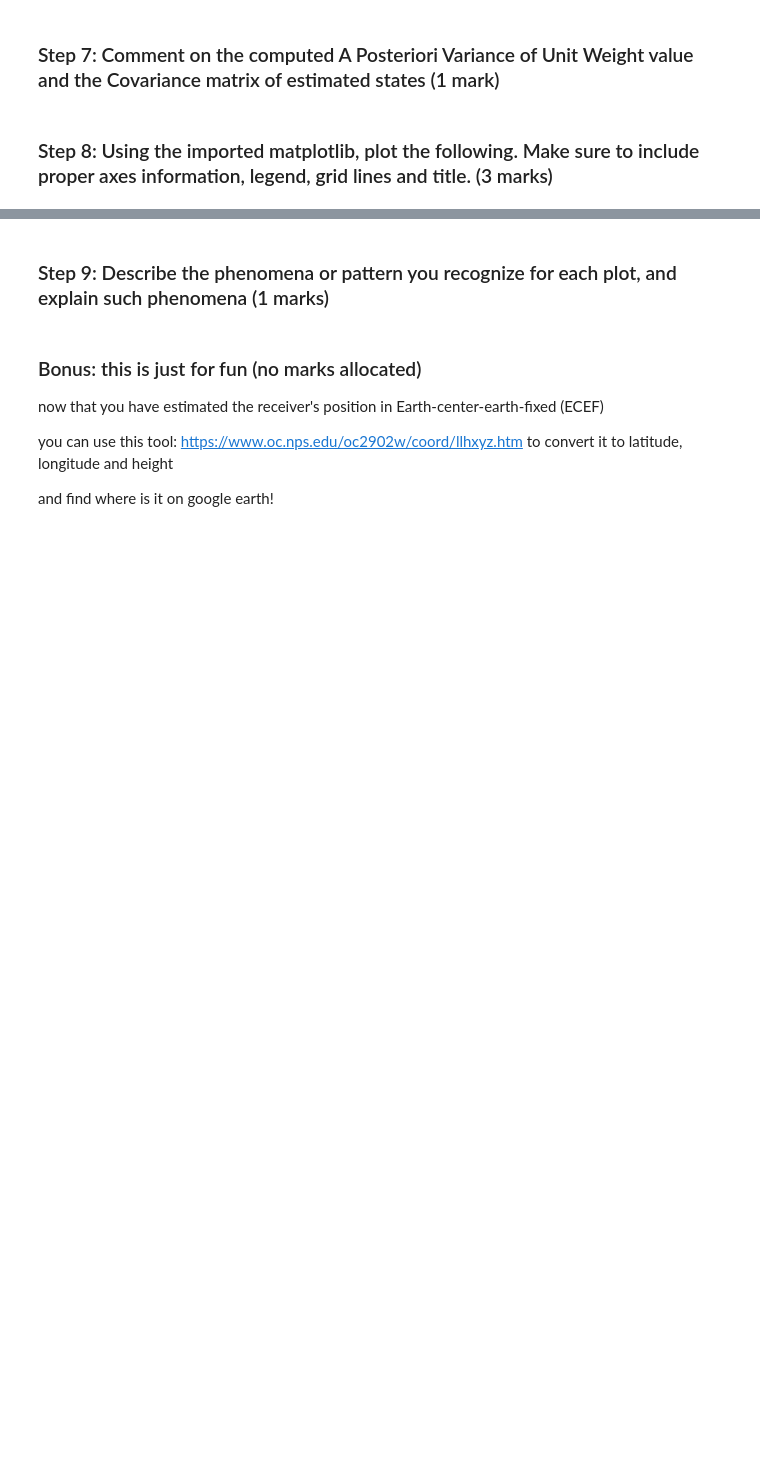
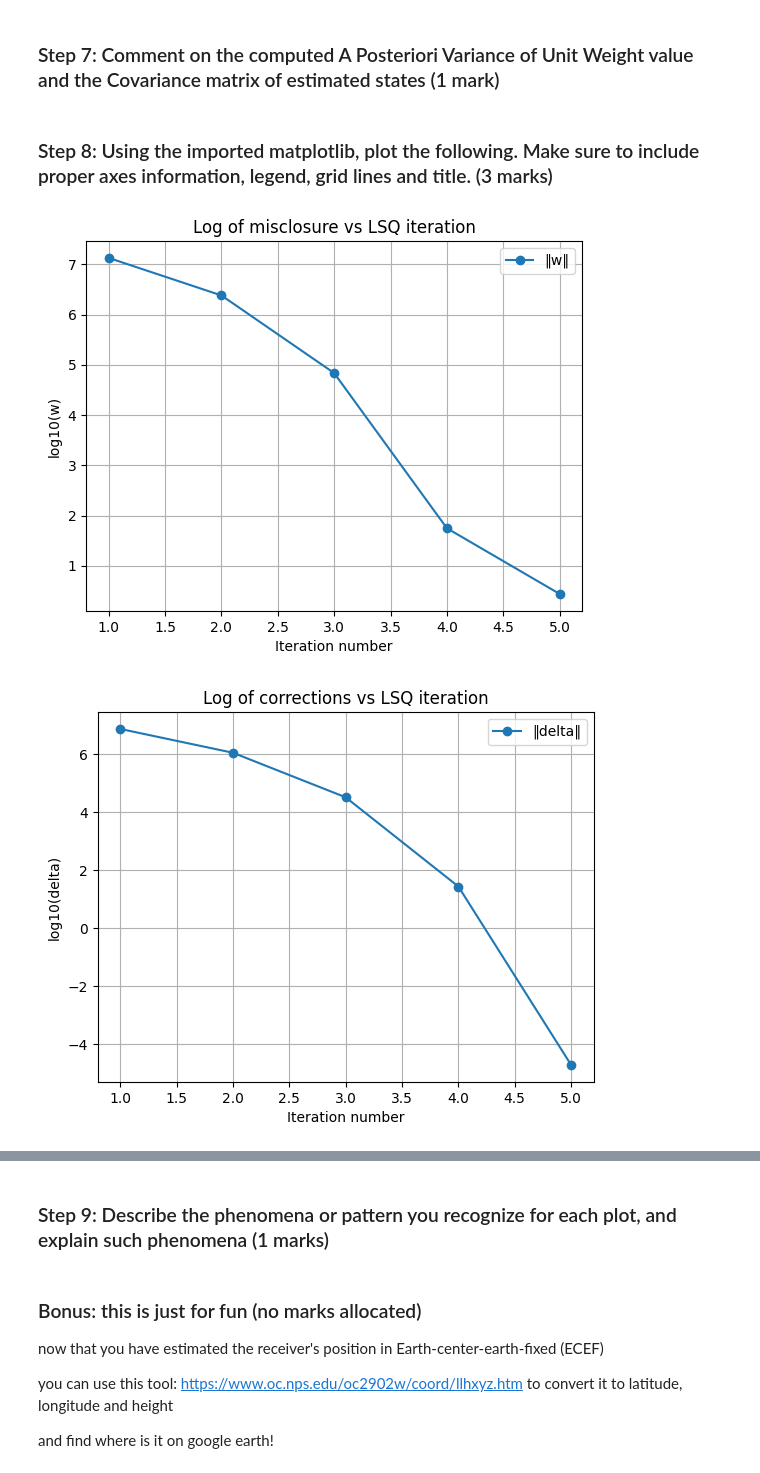
Before and after one commit to KentBerry680/ENGG680_2025_Fall---group-20-assignments, a Jupyter notebook: Lab Assignment 2/Assignment2_Upload.ipynb, the cells around one changed output, grey strips where cells are left out. Saved outputs shown, nothing was run; the diff lists cells and outputs as text; code cells hidden in the pictures; blank space fills up the shorter version.

```diff
--- a/Lab Assignment 2/Assignment2_Upload.ipynb
+++ b/Lab Assignment 2/Assignment2_Upload.ipynb
@@ -213,15 +217,15 @@ def design_matrix(receiver_pos, satellite_pos, distance):
     """
     r = np.asarray(receiver_pos, dtype=float).reshape(-1)
     r3 = r[:3]
-    s = np,asarray(satellite_pos, dtype=float)
+    s = np.asarray(satellite_pos, dtype=float)
     rho = np.asarray(distance, dtype=float).reshape(-1)
 
     if s.ndim != 2 or s.shape[1] != 3:
         raise ValueError("satellite_pos must have shape (n, 3)")
-    if rho.ndim != 1 or rho.shape[0] != S.shape[0]:
+    if rho.ndim != 1 or rho.shape[0] != s.shape[0]:
         raise ValueError("distance must have shape (n,) matching satellite_pos")
 
-    num = s - r3
+    num = r3 - s
     dpos = num / rho[:, None]
 
     last_col = -np.ones((s.shape[0], 1), dtype=float)
@@ -332,0 +360,42 @@ Print:
+# %%
+# 1. Plot log of the misclosure w against the LSQ iteration number i
+# (1 marks)
+w_norm = np.array([np.linalg.norm(w) for w in arr_w])
+
+plt.figure()
+plt.plot(arr_i, np.log10(w_norm), marker='o', label='‖w‖')
+plt.xlabel('Iteration number')
+plt.ylabel('log10(w)')
+plt.title('Log of misclosure vs LSQ iteration')
+plt.grid(True)
+plt.legend()
+plt.show()
+
+# 2. Plot log of the corrections delta against the LSQ iteration number i
+# (1 marks)
+delta_arr = np.array(arr_delta)
+
+plt.figure()
+plt.plot(arr_i, np.log10(delta_arr), marker='o', label='‖delta‖')
+plt.xlabel('Iteration number')
+plt.ylabel('log10(delta)')
+plt.title('Log of corrections vs LSQ iteration')
+plt.grid(True)
+plt.legend()
+plt.show()
+
+# 3. Plot log of the 3D position errors against the LSQ iteration number i
+# (1 marks)
+pos_err_arr = np.array(arr_err_pos)
+
+plt.figure()
+plt.plot(arr_i, np.log10(pos_err_arr), marker='o', label='3D position error')
+plt.xlabel('Iteration number')
+plt.ylabel('log10(3D position error)')
+plt.title('Log of 3D position error vs LSQ iteration')
+plt.grid(True)
+plt.legend()
+plt.show()
+# %% [output]
+[figure, added]
+[figure, added]
```
Also changed, not shown: parts of 11 cells of this notebook.
